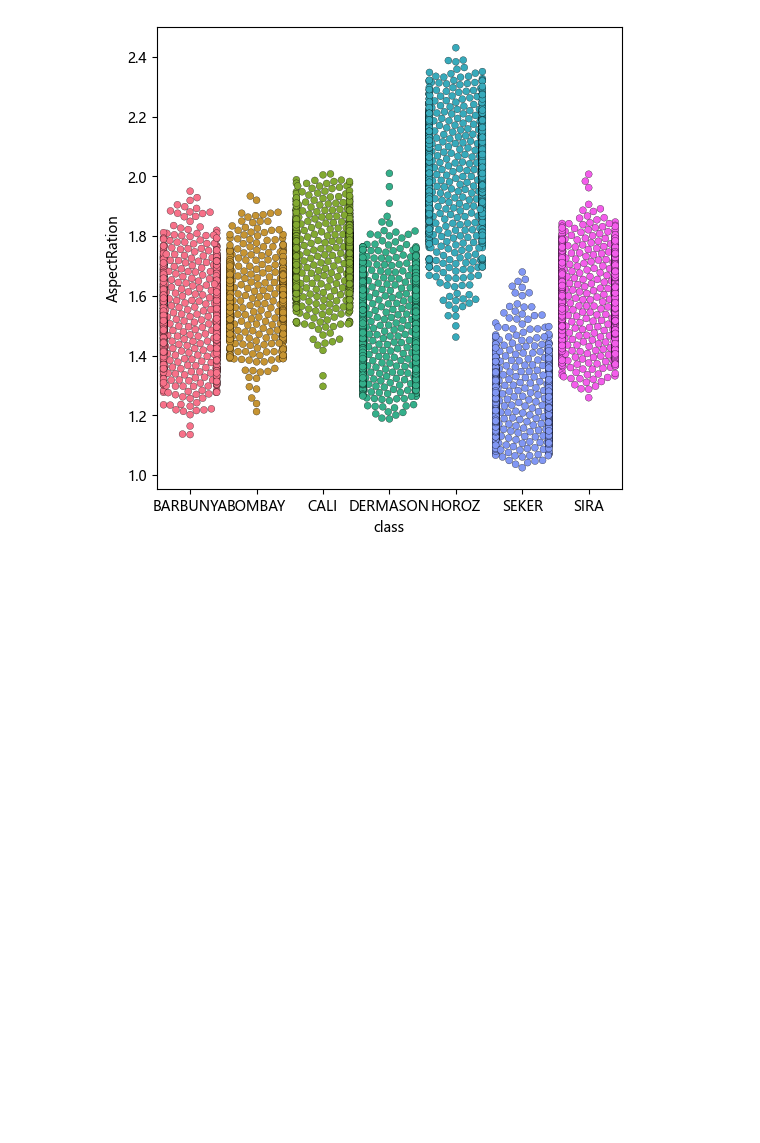
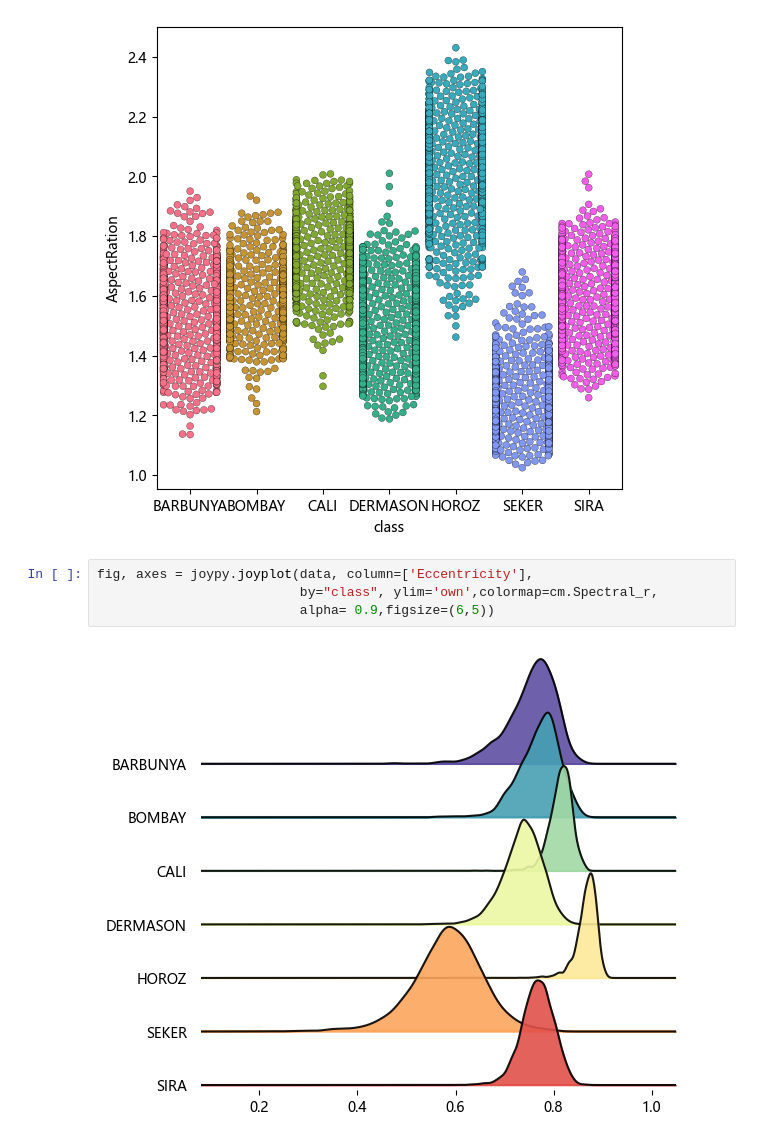
Before and after one commit to 2learnsomething/Code-for-Basic-Programming-RUC, a Jupyter notebook: process.ipynb, the cells around one changed output. Saved outputs shown, nothing was run; the diff lists cells and outputs as text; blank space fills up the shorter version.

Commit message:
data transformed

```diff
--- a/process.ipynb
+++ b/process.ipynb
@@ -93,3 +93,9 @@ sns.swarmplot(x="class", y="AspectRation",hue="class", data=data, edgecolor='k',
 plt.legend().set_visible(False)
 # %% [output]
 [figure]
+# %%
+fig, axes = joypy.joyplot(data, column=['Eccentricity'],
+                          by="class", ylim='own',colormap=cm.Spectral_r,
+                          alpha= 0.9,figsize=(6,5))
+# %% [output]
+[figure, added]
```
Also changed, not shown: parts of 9 cells of this notebook, 5 other files.
